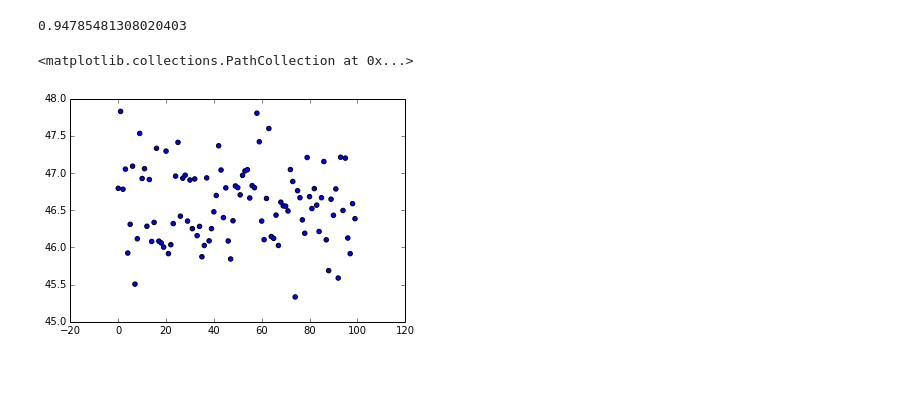
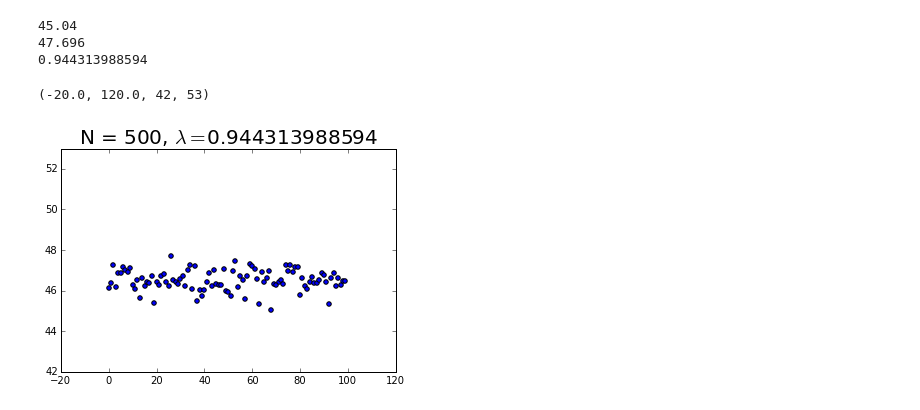
Before and after one commit to therealchuckliu/Influence-Maximization, a Jupyter notebook: Spark_500.ipynb, the cells around one changed output. Cells and saved outputs as stored; diff of their text form; code cells hidden in the pictures; blank space fills up the shorter version.

```diff
--- a/Spark_500.ipynb
+++ b/Spark_500.ipynb
@@ -11,18 +7,25 @@ import pyspark
 # %%
-sc = pyspark.SparkContext("local", "500_run")
+sc = SparkContext("local", "500_run")
 # %%
 NC_digraph = main.import_graph("nc_mini.json")
 # %%
-trials = spark_greedy.greedy_trials(sc, 100, NC_digraph, 3, 500, 10)
+trials = spark_greedy.greedy_trials(sc, 100, NC_digraph, 3, 500, 10, 8)
 # %%
 _lambda = min(trials["results"])/max(trials["results"])
-_lambda
+print min(trials["results"])
+print max(trials["results"])
+print _lambda
 # %% [output]
-0.94785481308020403
+45.04
+47.696
+0.944313988594
 # %%
 plt.scatter(range(0, len(trials["results"])),trials["results"])
+plt.title(r'N = 500, $\lambda = $' + str(_lambda), fontsize=20)
+x1,x2,y1,y2 = plt.axis()
+plt.axis((x1,x2,42,53))
 # %% [output]
-<matplotlib.collections.PathCollection at 0x...>
+(-20.0, 120.0, 42, 53)
-[figure, old version]
+[figure, new version]
 # %%
 nodes_values = spark_greedy.node_count(trials)
```
Also changed, not shown: parts of 3 cells of this notebook, 21 other files.
